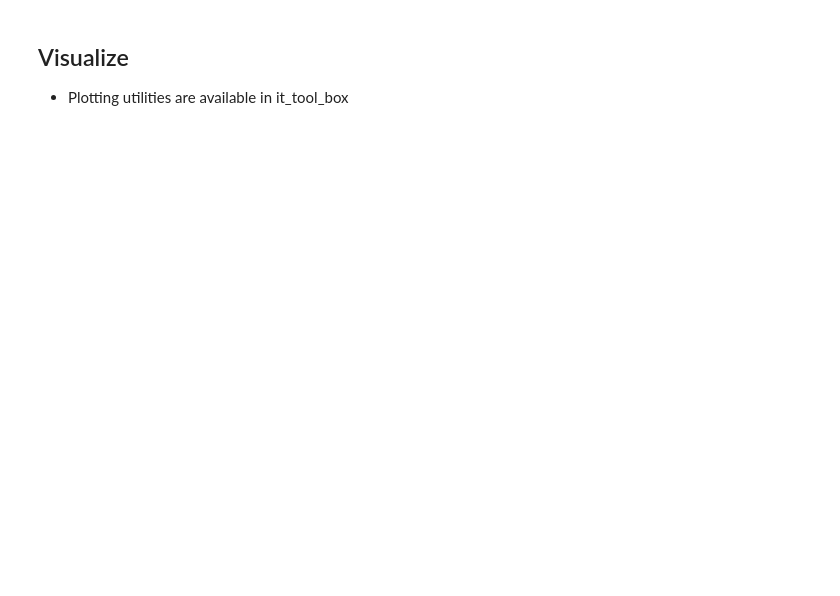
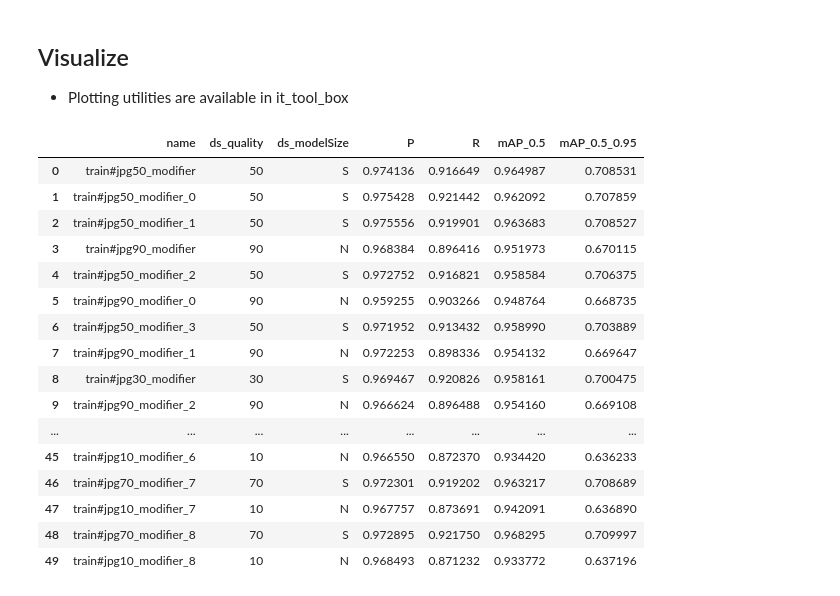
Before and after one commit to satellogic/iquaflow-airport-use-case, a Jupyter notebook: IQF-UseCase.ipynb, the cells around one changed output. Cells and saved outputs as stored; diff of their text form; code cells hidden in the pictures; blank space fills up the shorter version.

```diff
--- a/IQF-UseCase.ipynb
+++ b/IQF-UseCase.ipynb
@@ -95,3 +181,23 @@ df
 # %% [markdown]
 ## Visualize
  - Plotting utilities are available in it_tool_box
+# %%
+df
+# %% [output]
+|  | name | ds_quality | ds_modelSize | P | R | mAP_0.5 | mAP_0.5_0.95 |
+| 0 | train#jpg50_modifier | 50 | S | 0.974136 | 0.916649 | 0.964987 | 0.708531 |
+| 1 | train#jpg50_modifier_0 | 50 | S | 0.975428 | 0.921442 | 0.962092 | 0.707859 |
+| 2 | train#jpg50_modifier_1 | 50 | S | 0.975556 | 0.919901 | 0.963683 | 0.708527 |
+| 3 | train#jpg90_modifier | 90 | N | 0.968384 | 0.896416 | 0.951973 | 0.670115 |
+| 4 | train#jpg50_modifier_2 | 50 | S | 0.972752 | 0.916821 | 0.958584 | 0.706375 |
+| 5 | train#jpg90_modifier_0 | 90 | N | 0.959255 | 0.903266 | 0.948764 | 0.668735 |
+| 6 | train#jpg50_modifier_3 | 50 | S | 0.971952 | 0.913432 | 0.958990 | 0.703889 |
+| 7 | train#jpg90_modifier_1 | 90 | N | 0.972253 | 0.898336 | 0.954132 | 0.669647 |
+| 8 | train#jpg30_modifier | 30 | S | 0.969467 | 0.920826 | 0.958161 | 0.700475 |
+| 9 | train#jpg90_modifier_2 | 90 | N | 0.966624 | 0.896488 | 0.954160 | 0.669108 |
+| ... | ... | ... | ... | ... | ... | ... | ... |
+| 45 | train#jpg10_modifier_6 | 10 | N | 0.966550 | 0.872370 | 0.934420 | 0.636233 |
+| 46 | train#jpg70_modifier_7 | 70 | S | 0.972301 | 0.919202 | 0.963217 | 0.708689 |
+| 47 | train#jpg10_modifier_7 | 10 | N | 0.967757 | 0.873691 | 0.942091 | 0.636890 |
+| 48 | train#jpg70_modifier_8 | 70 | S | 0.972895 | 0.921750 | 0.968295 | 0.709997 |
+| 49 | train#jpg10_modifier_8 | 10 | N | 0.968493 | 0.871232 | 0.933772 | 0.637196 |
```
Also changed, not shown: parts of 15 cells of this notebook, 3 other files.
